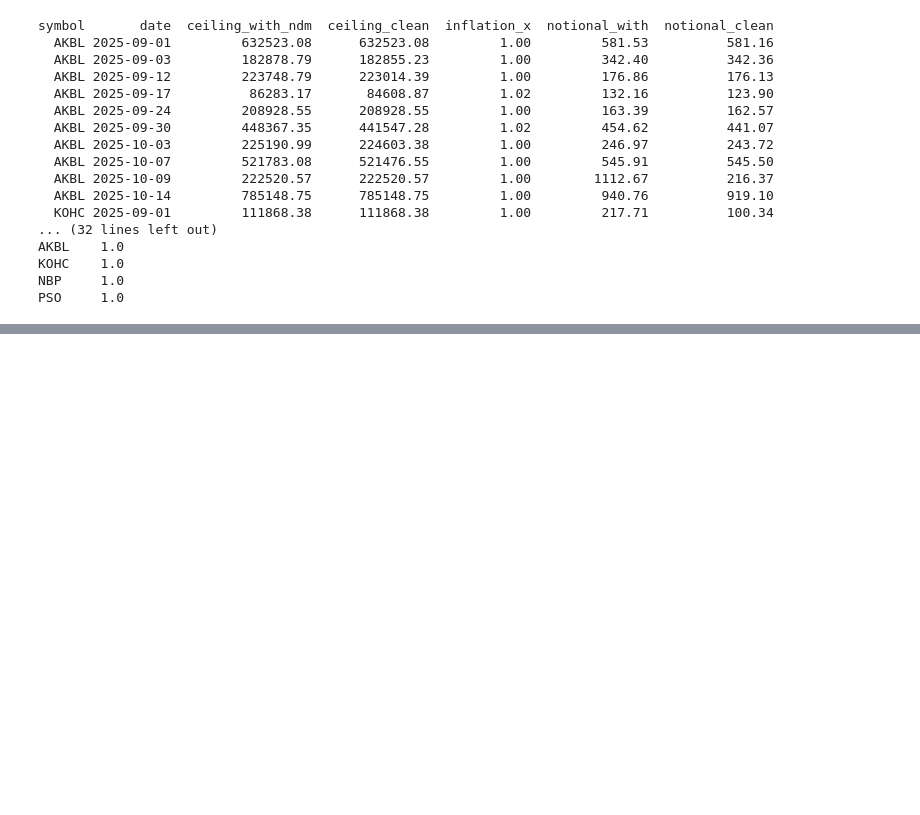
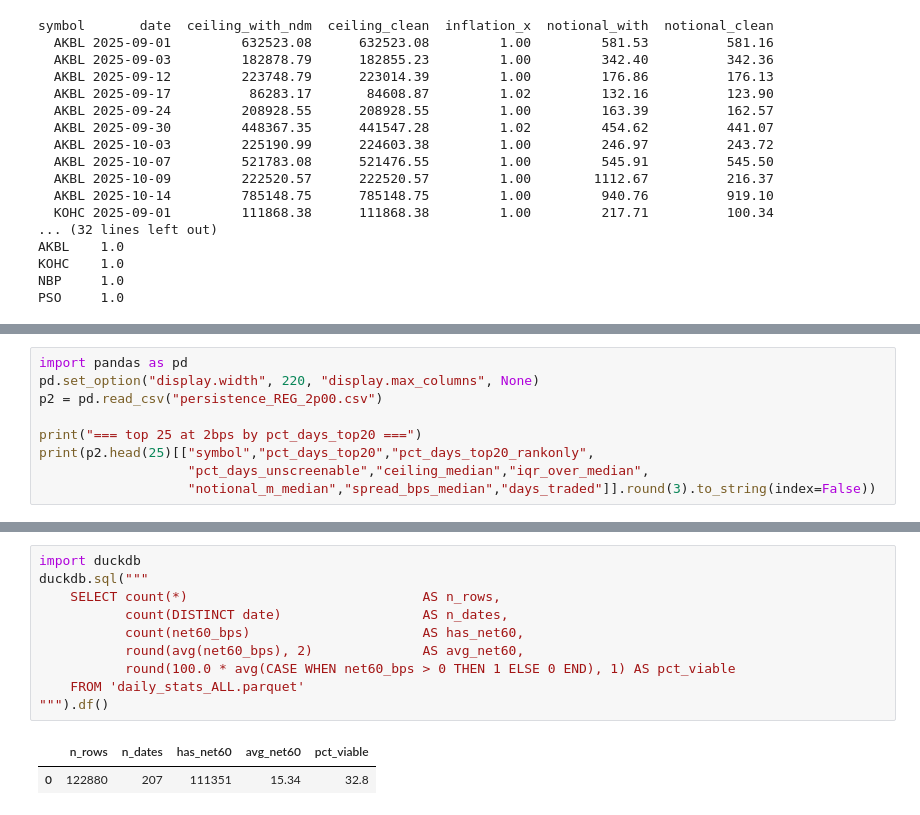
Before and after one commit to shazzzak/HFT_Pk_Codex, a Jupyter notebook: Del.ipynb, the cells around one changed output, grey strips where cells are left out. Saved outputs shown, nothing was run; the diff lists cells and outputs as text; blank space fills up the shorter version.

```diff
--- a/Del.ipynb
+++ b/Del.ipynb
@@ -540,0 +573,9 @@ PSO     1.0
+# %%
+import pandas as pd
+pd.set_option("display.width", 220, "display.max_columns", None)
+p2 = pd.read_csv("persistence_REG_2p00.csv")
+
+print("=== top 25 at 2bps by pct_days_top20 ===")
+print(p2.head(25)[["symbol","pct_days_top20","pct_days_top20_rankonly",
+                   "pct_days_unscreenable","ceiling_median","iqr_over_median",
+                   "notional_m_median","spread_bps_median","days_traded"]].round(3).to_string(index=False))
@@ -540,0 +600,13 @@ PSO     1.0
+# %%
+import duckdb
+duckdb.sql("""
+    SELECT count(*)                              AS n_rows,
+           count(DISTINCT date)                  AS n_dates,
+           count(net60_bps)                      AS has_net60,
+           round(avg(net60_bps), 2)              AS avg_net60,
+           round(100.0 * avg(CASE WHEN net60_bps > 0 THEN 1 ELSE 0 END), 1) AS pct_viable
+    FROM 'daily_stats_ALL.parquet'
+""").df()
+# %% [output]
+|  | n_rows | n_dates | has_net60 | avg_net60 | pct_viable |
+| 0 | 122880 | 207 | 111351 | 15.34 | 32.8 |
```
Also changed, not shown: parts of 6 cells of this notebook, 2 other files.
